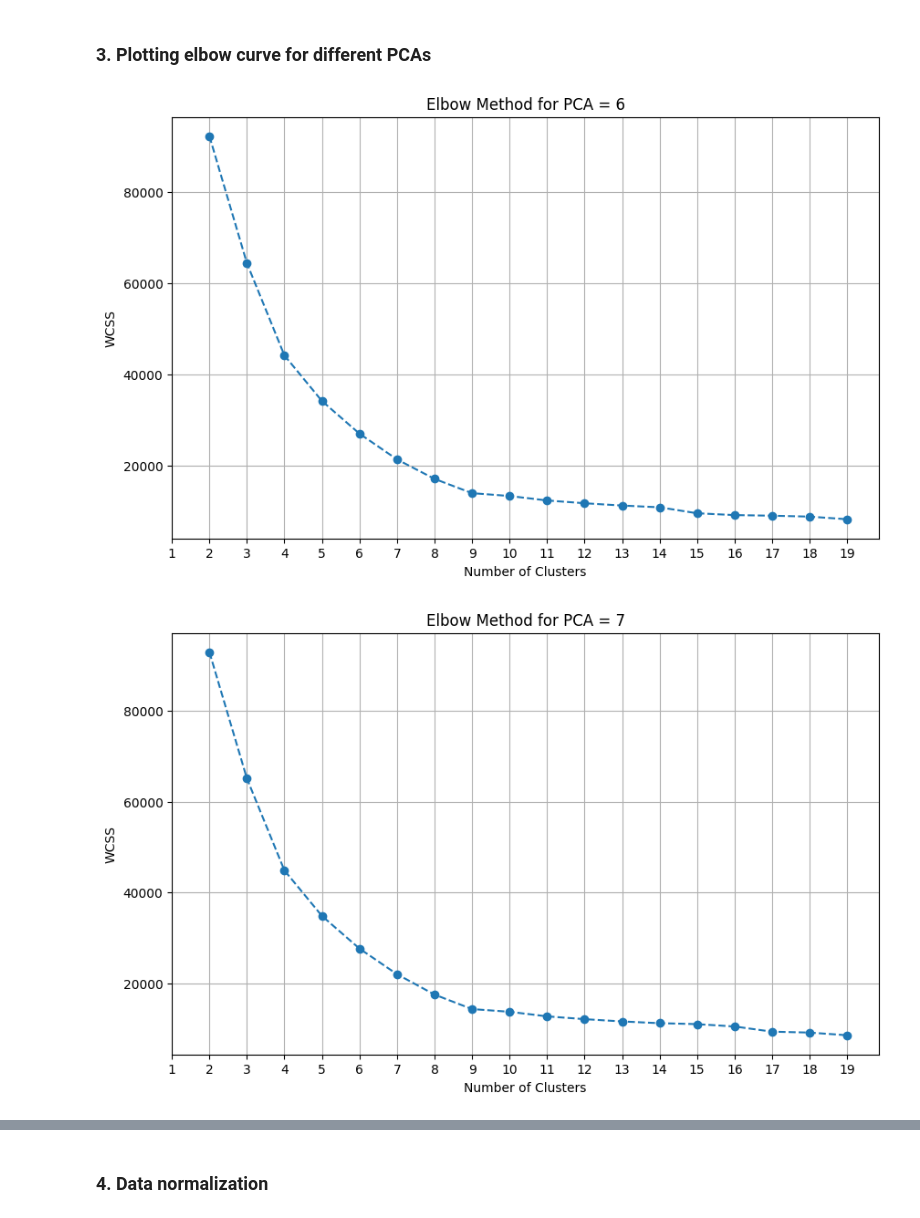
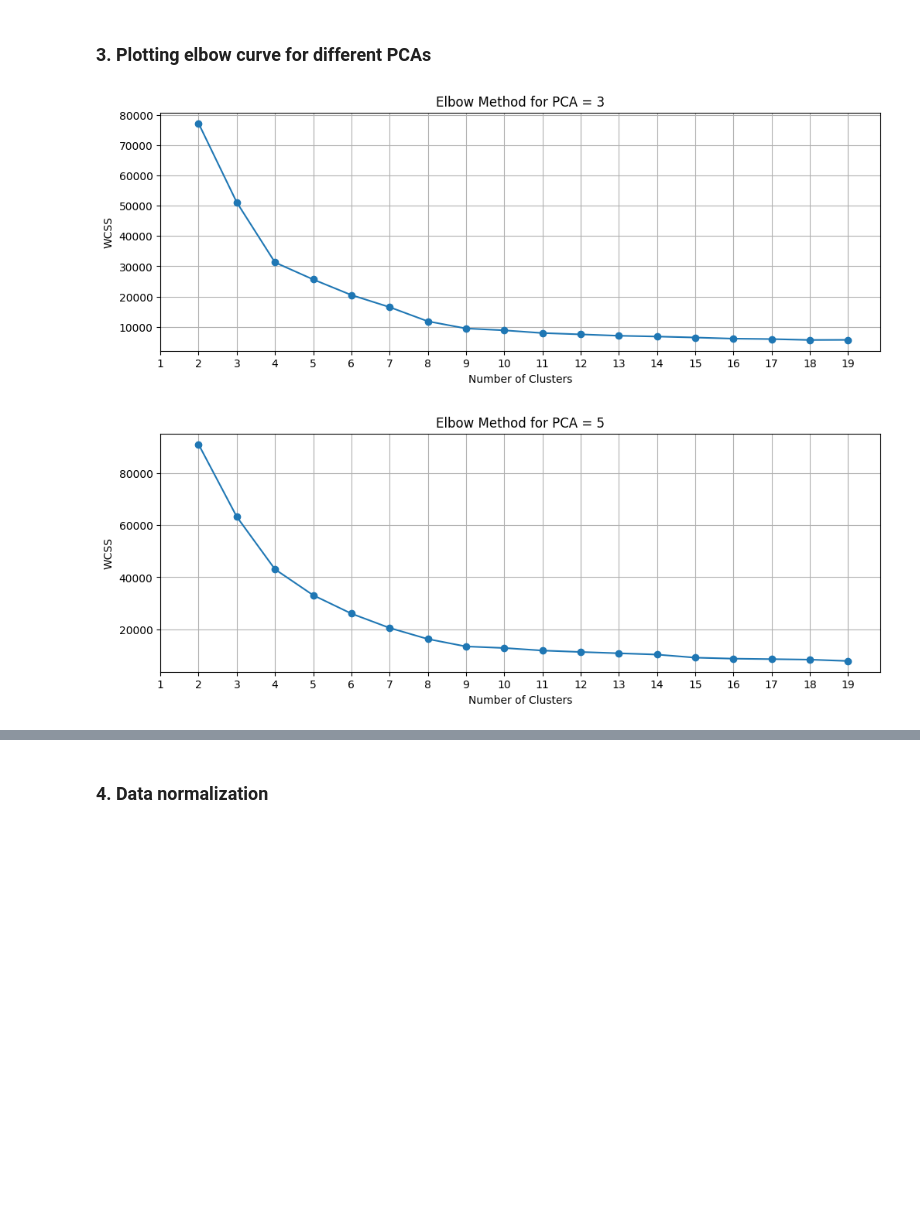
Before and after one commit to marekcrn/MLF, a Jupyter notebook: Project-mini/Project1.ipynb, the cells around one changed output, grey strips where cells are left out. Saved outputs shown, nothing was run; the diff lists cells and outputs as text; code cells hidden in the pictures; blank space fills up the shorter version.

```diff
--- a/Project-mini/Project1.ipynb
+++ b/Project-mini/Project1.ipynb
@@ -65,8 +65,8 @@ def elbow(n_components: int):
         wcss.append(kmeans.inertia_)
 
     # Plot the elbow curve
-    plt.figure(figsize=(10, 6))
-    plt.plot(range(2, 20), wcss, marker='o', linestyle='--')
+    plt.figure(figsize=(12, 4))
+    plt.plot(range(2, 20), wcss, marker='o', linestyle='-')
     plt.title('Elbow Method for PCA = ' + str(n_components))
     plt.xlabel('Number of Clusters')
     plt.ylabel('WCSS')
@@ -78,9 +78,9 @@ def elbow(n_components: int):
 # %%
 # Perform data preprocessing for measured data
 data = dataset[['cfo_meas', 'cfo_demod', 'gain_imb', 'iq_imb', 'or_off', 'quadr_err', 'ph_err', 'mag_err', 'evm']]
 
-for i in range(6,10):
+for i in [3,5,7,9]:
     elbow(i)
 # %% [output]
-[figure, old version]
+[figure, new version]
-[figure, old version]
+[figure, new version]
```
Also changed, not shown: parts of 3 cells of this notebook.
